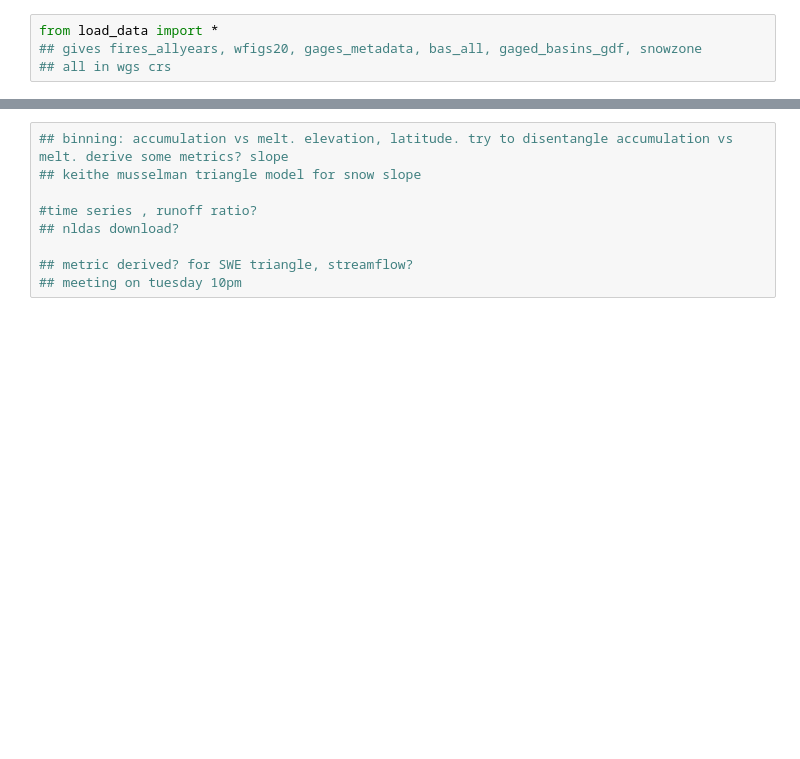
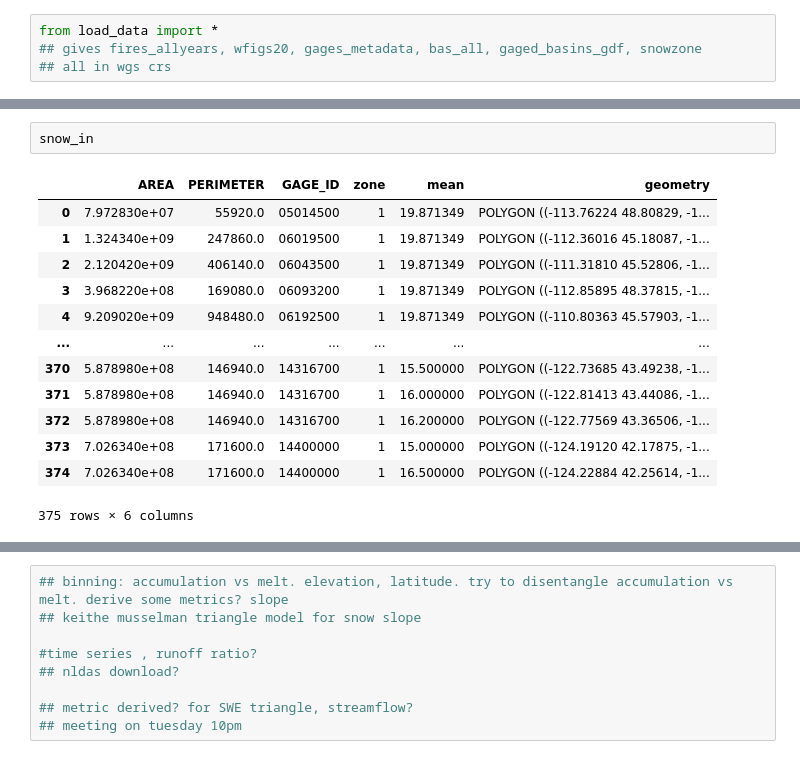
Before and after one commit to mariannecowherd/snow_fires, a Jupyter notebook: scripts/seasonal_snow_zone.ipynb, the cells around one changed output, grey strips where cells are left out. Saved outputs shown, nothing was run; the diff lists cells and outputs as text; blank space fills up the shorter version.

```diff
--- a/scripts/seasonal_snow_zone.ipynb
+++ b/scripts/seasonal_snow_zone.ipynb
@@ -51,0 +141,16 @@ plt.show()
+# %%
+snow_in
+# %% [output]
+|  | AREA | PERIMETER | GAGE_ID | zone | mean | geometry |
+| 0 | 7.972830e+07 | 55920.0 | 05014500 | 1 | 19.871349 | POLYGON ((-113.76224 48.80829, -1... |
+| 1 | 1.324340e+09 | 247860.0 | 06019500 | 1 | 19.871349 | POLYGON ((-112.36016 45.18087, -1... |
+| 2 | 2.120420e+09 | 406140.0 | 06043500 | 1 | 19.871349 | POLYGON ((-111.31810 45.52806, -1... |
+| 3 | 3.968220e+08 | 169080.0 | 06093200 | 1 | 19.871349 | POLYGON ((-112.85895 48.37815, -1... |
+| 4 | 9.209020e+09 | 948480.0 | 06192500 | 1 | 19.871349 | POLYGON ((-110.80363 45.57903, -1... |
+| ... | ... | ... | ... | ... | ... | ... |
+| 370 | 5.878980e+08 | 146940.0 | 14316700 | 1 | 15.500000 | POLYGON ((-122.73685 43.49238, -1... |
+| 371 | 5.878980e+08 | 146940.0 | 14316700 | 1 | 16.000000 | POLYGON ((-122.81413 43.44086, -1... |
+| 372 | 5.878980e+08 | 146940.0 | 14316700 | 1 | 16.200000 | POLYGON ((-122.77569 43.36506, -1... |
+| 373 | 7.026340e+08 | 171600.0 | 14400000 | 1 | 15.000000 | POLYGON ((-124.19120 42.17875, -1... |
+| 374 | 7.026340e+08 | 171600.0 | 14400000 | 1 | 16.500000 | POLYGON ((-124.22884 42.25614, -1... |
+375 rows × 6 columns
```
Also changed, not shown: parts of 15 cells of this notebook, 1 other file.
